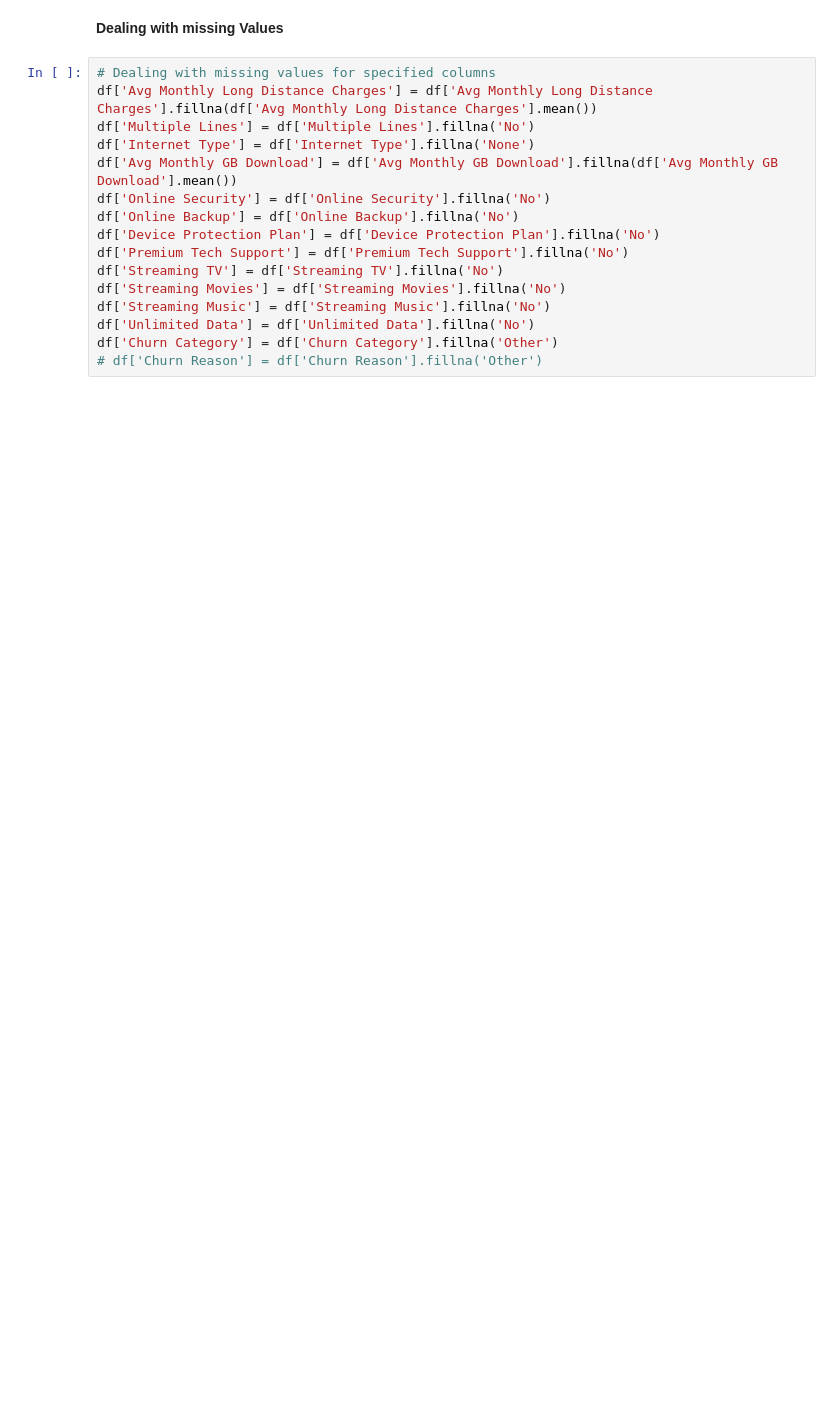
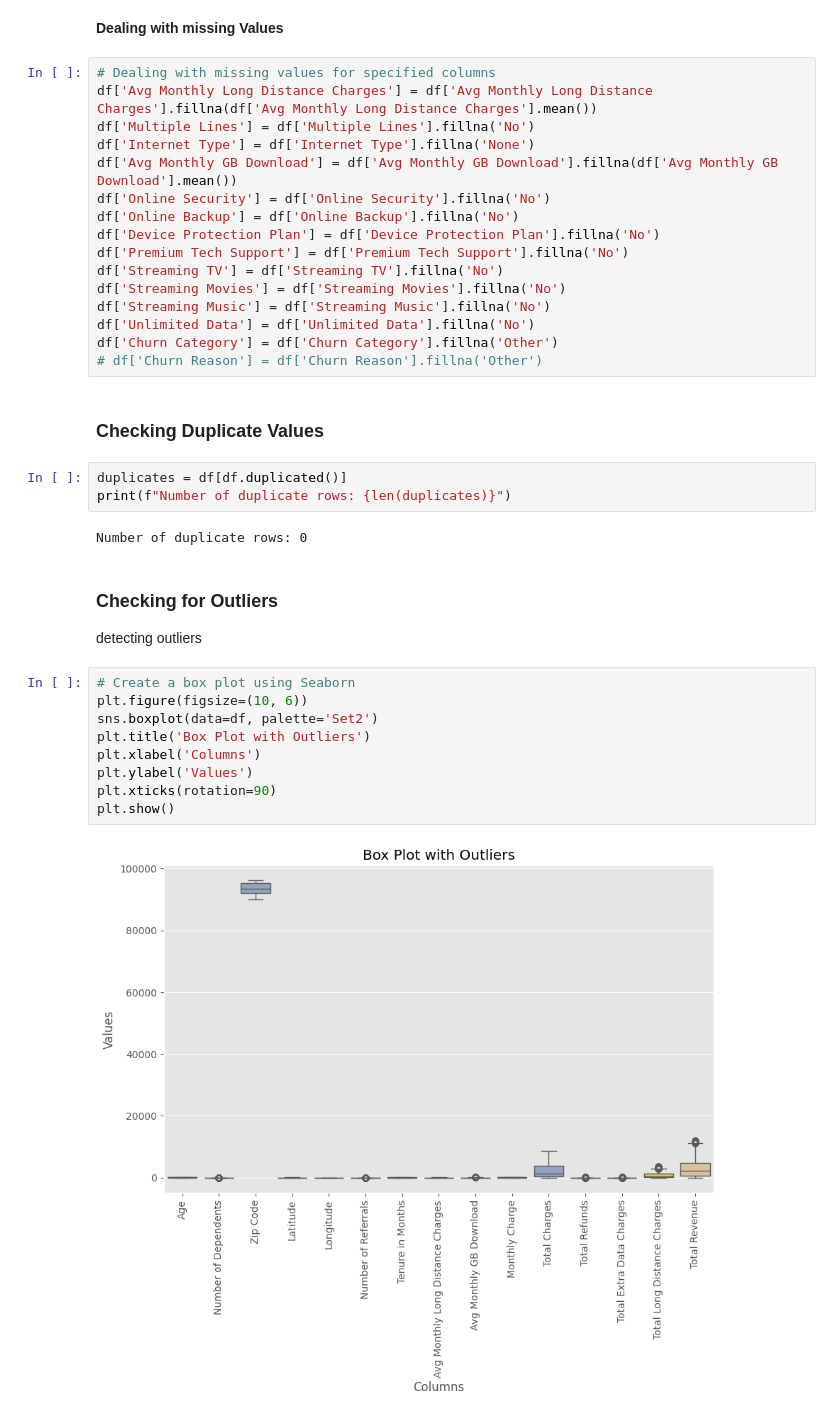
Before and after one commit to bhutto17/Telecom-Churn-Analysis, a Jupyter notebook: Telecom_Churn_Analysis.ipynb, the cells around one changed output. Saved outputs shown, nothing was run; the diff lists cells and outputs as text; blank space fills up the shorter version.

Commit message:
Checked for duplicates and outliers

```diff
--- a/Telecom_Churn_Analysis.ipynb
+++ b/Telecom_Churn_Analysis.ipynb
@@ -161,3 +161,24 @@ df['Streaming Music'] = df['Streaming Music'].fillna('No')
 df['Unlimited Data'] = df['Unlimited Data'].fillna('No')
 df['Churn Category'] = df['Churn Category'].fillna('Other')
 # df['Churn Reason'] = df['Churn Reason'].fillna('Other')
+# %% [markdown]
+### **Checking Duplicate Values**
+# %%
+duplicates = df[df.duplicated()]
+print(f"Number of duplicate rows: {len(duplicates)}")
+# %% [output]
+Number of duplicate rows: 0
+# %% [markdown]
+### **Checking for Outliers**
+detecting outliers
+# %%
+# Create a box plot using Seaborn
+plt.figure(figsize=(10, 6))
+sns.boxplot(data=df, palette='Set2')
+plt.title('Box Plot with Outliers')
+plt.xlabel('Columns')
+plt.ylabel('Values')
+plt.xticks(rotation=90)
+plt.show()
+# %% [output]
+[figure, added]
```
